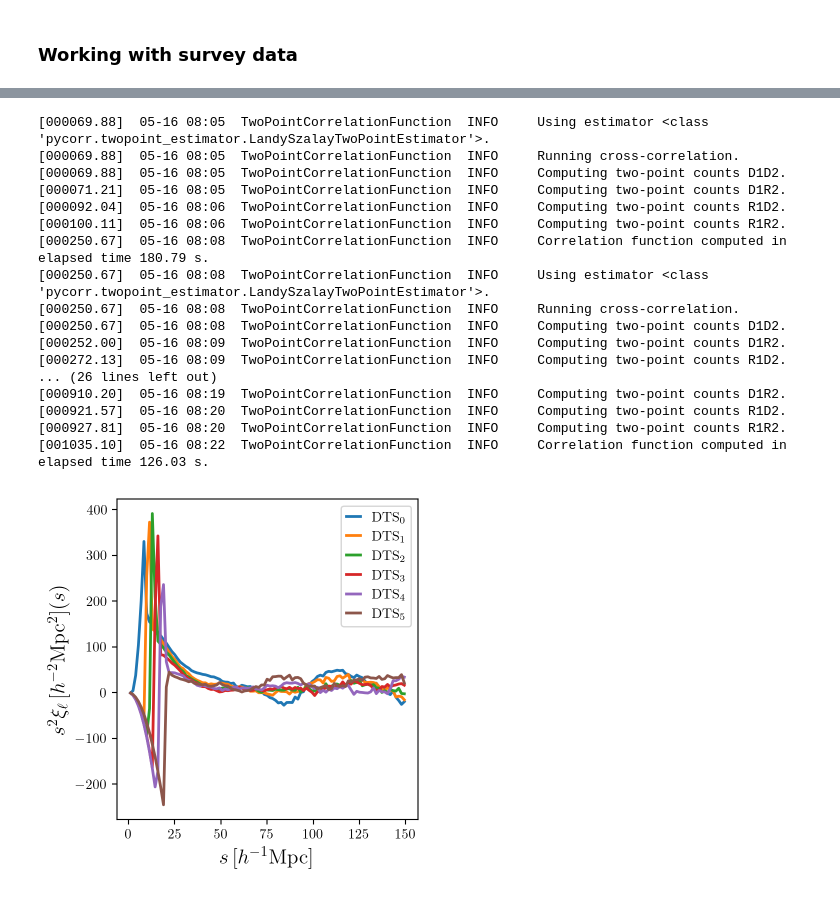
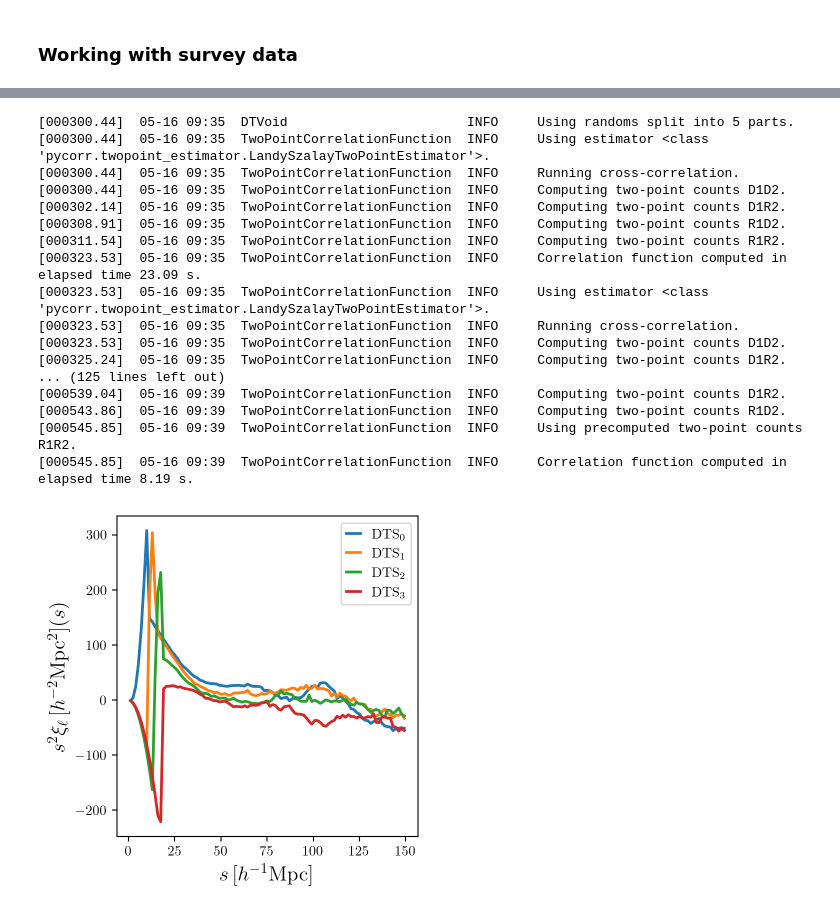
Before and after one commit to epaillas/acm, a Jupyter notebook: nb/dtsphere_examples.ipynb, the cells around one changed output, grey strips where cells are left out. Drawn from its saved outputs; the diff is of its cells as text; code cells hidden in the pictures.

```diff
--- a/nb/dtsphere_examples.ipynb
+++ b/nb/dtsphere_examples.ipynb
@@ -153,8 +132,9 @@ nrandoms = 5
 
 # read data
 #data_dir = f'/global/cfs/cdirs/desi/survey/catalogs/Y1/LSS/iron/LSScats/{version}'
-data_dir = "/global/cfs/cdirs/desi//survey/catalogs/Y1/mocks/SecondGenMocks/AbacusSummit/desipipe/v4_1/altmtl/2pt/"
-data_fn = f"{data_dir}/mock0/recon_sm15_IFFT_recsym/{tracer}_{region}_clustering.dat.fits"
+#data_dir = "/global/cfs/cdirs/desi//survey/catalogs/Y1/mocks/SecondGenMocks/AbacusSummit/desipipe/v4_1/altmtl/2pt/"
+data_dir = "/global/cfs/cdirs/desi/survey/catalogs/Y1/mocks/SecondGenMocks/EZmock/desipipe/v1/ffa/2pt/"
+data_fn = f"{data_dir}/mock1/recon_sm15_IFFT_recsym/{tracer}_{region}_clustering.dat.fits"
 tiles = Table.read('/global/cfs/cdirs/desi/survey/catalogs/Y1/LSS/tiles-DARK.fits')
 cosmo_cache = dict(r = cosmo.comoving_radial_distance(np.linspace(zmin, zmax, 10000)), z = np.linspace(zmin, zmax, 10000))
 z_i = interp1d(cosmo_cache['r'], cosmo_cache['z'], kind='linear', fill_value="extrapolate")
@@ -224,7 +204,7 @@ randoms_positions = []
 randoms_weights = []
 for i in range(nrandoms):
     randoms_dir = data_dir
-    randoms_fn = f"{data_dir}/mock0/recon_sm15_IFFT_recsym/{tracer}_{region}_{i}_clustering.ran.fits"
+    randoms_fn = f"{data_dir}/mock1/recon_sm15_IFFT_recsym/{tracer}_{region}_{i}_clustering.ran.fits"
     randoms_positions_i, randoms_weights_i = read_desi(distance=distance, filename=randoms_fn,
                                                        zmin=zmin, zmax=zmax)
     randoms_positions.append(randoms_positions_i)
@@ -248,7 +228,7 @@ def load_void_catalogs(void_dat_fns, cap, selection, distance, invert_selection,
 
     return void_dat, limits
 
-void_randoms_positions, _ = load_void_catalogs([void_ran_fn.format(i) for i in range(nrandoms)], region, 'R', distance, False, 6, zmin, zmax)
+void_randoms_positions, _ = load_void_catalogs([void_ran_fn.format(i) for i in range(nrandoms)], region, 'R', distance, False, 4, zmin, zmax)
 
 nz_fn = f"/global/cfs/cdirs/desi/survey/catalogs/Y1/mocks/SecondGenMocks/EZmock/FFA/mock1/{tracer}_ffa_nz.txt"
 nz_arr = np.loadtxt(nz_fn)
@@ -315,28 +292,29 @@ plt.show()
 # %%
 sedges = np.linspace(0, 150, 100)
 muedges = np.linspace(-1, 1, 241)
 dts.sample_data_correlation(data_positions=data_positions, randoms_positions=randoms_positions,
                              data_weights=data_weights, randoms_weights=randoms_weights,
-                             edges=(sedges, muedges), los='midpoint', nthreads=nthreads)
+                             edges=(sedges, muedges), los='midpoint', nthreads=nthreads, nsplits = 5
+                           )
 
 dts.plot_sample_data_correlation(ell=0)
 plt.show()
 # %% [output]
-[000069.88]  05-16 08:05  TwoPointCorrelationFunction  INFO     Using estimator <class 'pycorr.twopoint_estimator.LandySzalayTwoPointEstimator'>.
-[000069.88]  05-16 08:05  TwoPointCorrelationFunction  INFO     Running cross-correlation.
-[000069.88]  05-16 08:05  TwoPointCorrelationFunction  INFO     Computing two-point counts D1D2.
-[000071.21]  05-16 08:05  TwoPointCorrelationFunction  INFO     Computing two-point counts D1R2.
-[000092.04]  05-16 08:06  TwoPointCorrelationFunction  INFO     Computing two-point counts R1D2.
-[000100.11]  05-16 08:06  TwoPointCorrelationFunction  INFO     Computing two-point counts R1R2.
-[000250.67]  05-16 08:08  TwoPointCorrelationFunction  INFO     Correlation function computed in elapsed time 180.79 s.
-[000250.67]  05-16 08:08  TwoPointCorrelationFunction  INFO     Using estimator <class 'pycorr.twopoint_estimator.LandySzalayTwoPointEstimator'>.
-[000250.67]  05-16 08:08  TwoPointCorrelationFunction  INFO     Running cross-correlation.
-[000250.67]  05-16 08:08  TwoPointCorrelationFunction  INFO     Computing two-point counts D1D2.
-[000252.00]  05-16 08:09  TwoPointCorrelationFunction  INFO     Computing two-point counts D1R2.
-[000272.13]  05-16 08:09  TwoPointCorrelationFunction  INFO     Computing two-point counts R1D2.
-... (26 lines left out)
-[000910.20]  05-16 08:19  TwoPointCorrelationFunction  INFO     Computing two-point counts D1R2.
-[000921.57]  05-16 08:20  TwoPointCorrelationFunction  INFO     Computing two-point counts R1D2.
-[000927.81]  05-16 08:20  TwoPointCorrelationFunction  INFO     Computing two-point counts R1R2.
-[001035.10]  05-16 08:22  TwoPointCorrelationFunction  INFO     Correlation function computed in elapsed time 126.03 s.
+[000300.44]  05-16 09:35  DTVoid                       INFO     Using randoms split into 5 parts.
+[000300.44]  05-16 09:35  TwoPointCorrelationFunction  INFO     Using estimator <class 'pycorr.twopoint_estimator.LandySzalayTwoPointEstimator'>.
+[000300.44]  05-16 09:35  TwoPointCorrelationFunction  INFO     Running cross-correlation.
+[000300.44]  05-16 09:35  TwoPointCorrelationFunction  INFO     Computing two-point counts D1D2.
+[000302.14]  05-16 09:35  TwoPointCorrelationFunction  INFO     Computing two-point counts D1R2.
+[000308.91]  05-16 09:35  TwoPointCorrelationFunction  INFO     Computing two-point counts R1D2.
+[000311.54]  05-16 09:35  TwoPointCorrelationFunction  INFO     Computing two-point counts R1R2.
+[000323.53]  05-16 09:35  TwoPointCorrelationFunction  INFO     Correlation function computed in elapsed time 23.09 s.
+[000323.53]  05-16 09:35  TwoPointCorrelationFunction  INFO     Using estimator <class 'pycorr.twopoint_estimator.LandySzalayTwoPointEstimator'>.
+[000323.53]  05-16 09:35  TwoPointCorrelationFunction  INFO     Running cross-correlation.
+[000323.53]  05-16 09:35  TwoPointCorrelationFunction  INFO     Computing two-point counts D1D2.
+[000325.24]  05-16 09:35  TwoPointCorrelationFunction  INFO     Computing two-point counts D1R2.
+... (125 lines left out)
+[000539.04]  05-16 09:39  TwoPointCorrelationFunction  INFO     Computing two-point counts D1R2.
+[000543.86]  05-16 09:39  TwoPointCorrelationFunction  INFO     Computing two-point counts R1D2.
+[000545.85]  05-16 09:39  TwoPointCorrelationFunction  INFO     Using precomputed two-point counts R1R2.
+[000545.85]  05-16 09:39  TwoPointCorrelationFunction  INFO     Correlation function computed in elapsed time 8.19 s.
-[figure, old version]
+[figure, new version]
```
Also changed, not shown: parts of 10 cells of this notebook, 1 other file.
